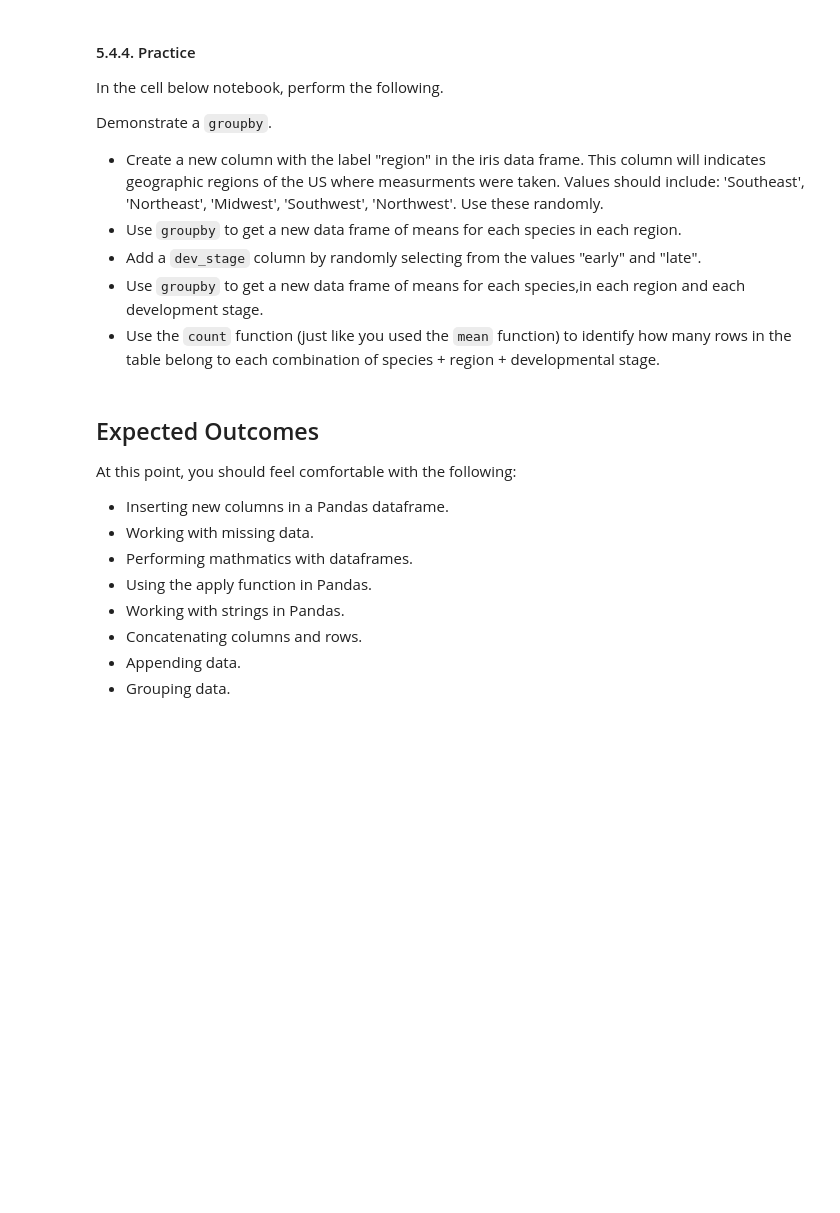
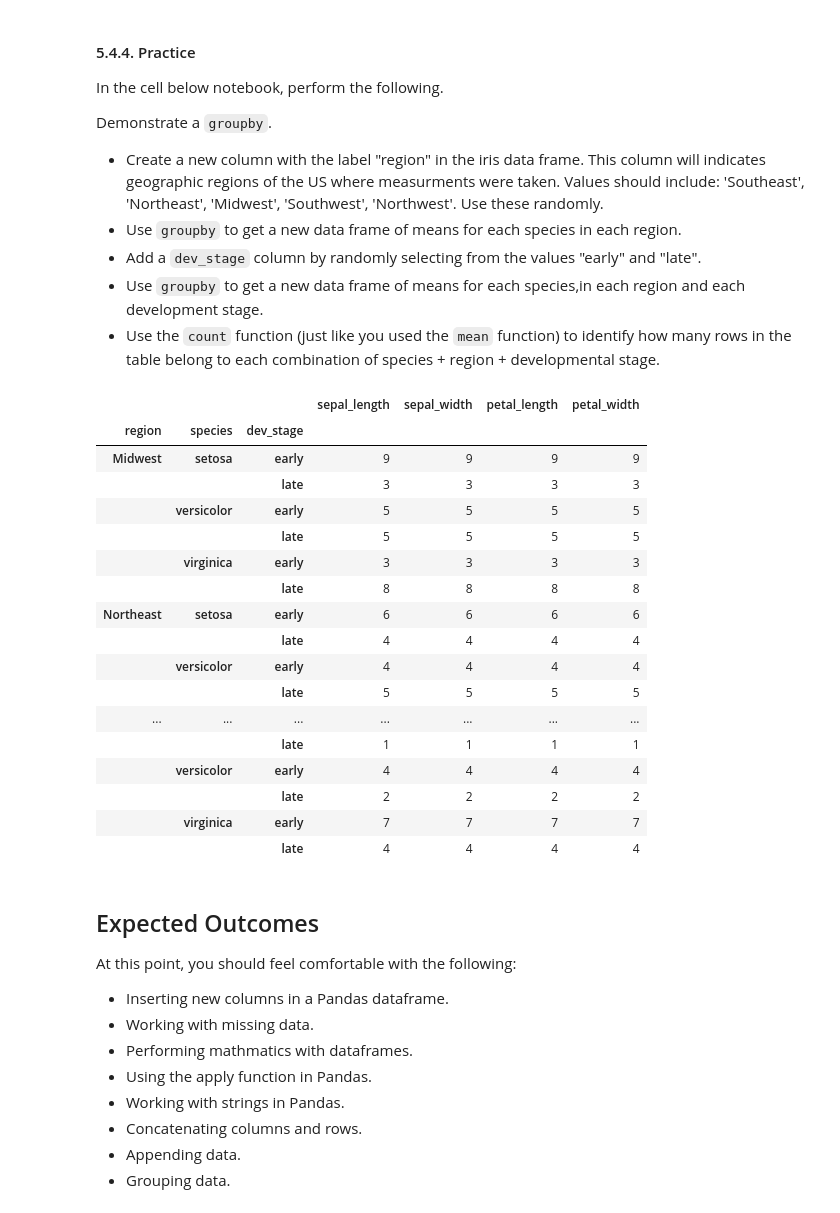
Before and after one commit to Acorntree616/Data-Analytics-With-Python, a Jupyter notebook: Module2-Data_Analytics/A04-Pandas_Part2.ipynb, the cells around one changed output. Saved outputs shown, nothing was run; the diff lists cells and outputs as text; code cells hidden in the pictures; blank space fills up the shorter version.

```diff
--- a/Module2-Data_Analytics/A04-Pandas_Part2.ipynb
+++ b/Module2-Data_Analytics/A04-Pandas_Part2.ipynb
@@ -846,6 +1219,32 @@ Demonstrate a `groupby`.
 + Add a `dev_stage` column by randomly selecting from the values "early" and "late".
 + Use `groupby` to get a new data frame of means for each species,in each region and each development stage.
 + Use the `count` function (just like you used the `mean` function) to identify how many rows in the table belong to each combination of species + region + developmental stage.
+# %%
+region = ['Southeast', 'Northeast', 'Midwest', 'Southwest', 'Northwest']
+iris_df['region'] = np.random.choice(region, iris_df.shape[0])
+prac_group = iris_df.groupby(['region', 'species'])
+prac_group.mean()
+pg2 = iris_df.groupby(['region', 'species', 'dev_stage'])
+pg2.count()
+# %% [output]
+|  |  |  | sepal_length | sepal_width | petal_length | petal_width |
+| region | species | dev_stage |  |  |  |  |
+| Midwest | setosa | early | 9 | 9 | 9 | 9 |
+|  |  | late | 3 | 3 | 3 | 3 |
+|  | versicolor | early | 5 | 5 | 5 | 5 |
+|  |  | late | 5 | 5 | 5 | 5 |
+|  | virginica | early | 3 | 3 | 3 | 3 |
+|  |  | late | 8 | 8 | 8 | 8 |
+| Northeast | setosa | early | 6 | 6 | 6 | 6 |
+|  |  | late | 4 | 4 | 4 | 4 |
+|  | versicolor | early | 4 | 4 | 4 | 4 |
+|  |  | late | 5 | 5 | 5 | 5 |
+| ... | ... | ... | ... | ... | ... | ... |
+|  |  | late | 1 | 1 | 1 | 1 |
+|  | versicolor | early | 4 | 4 | 4 | 4 |
+|  |  | late | 2 | 2 | 2 | 2 |
+|  | virginica | early | 7 | 7 | 7 | 7 |
+|  |  | late | 4 | 4 | 4 | 4 |
 # %% [markdown]
 ## Expected Outcomes
 At this point, you should feel comfortable with the following:
```
Also changed, not shown: parts of 52 cells of this notebook, 1 other file.
